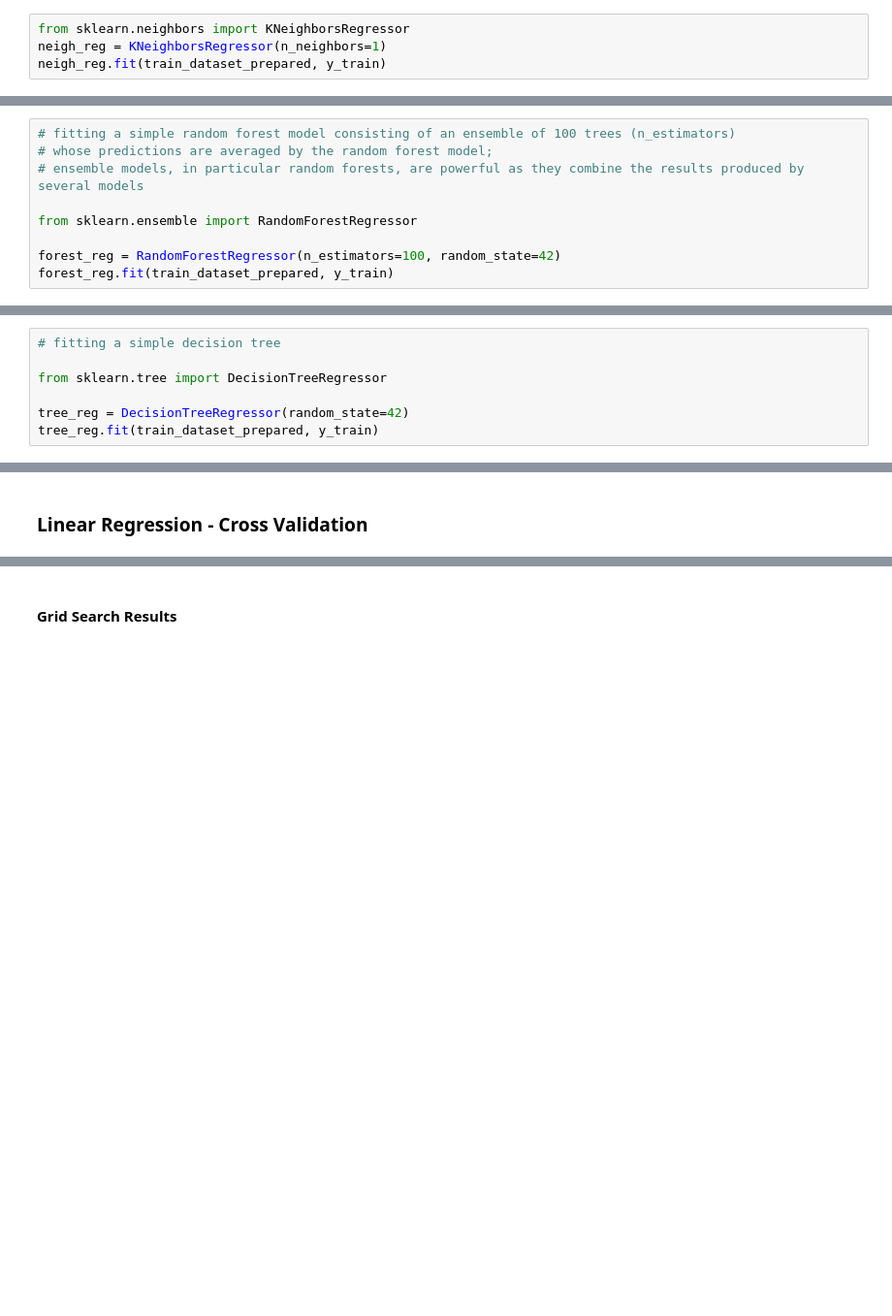
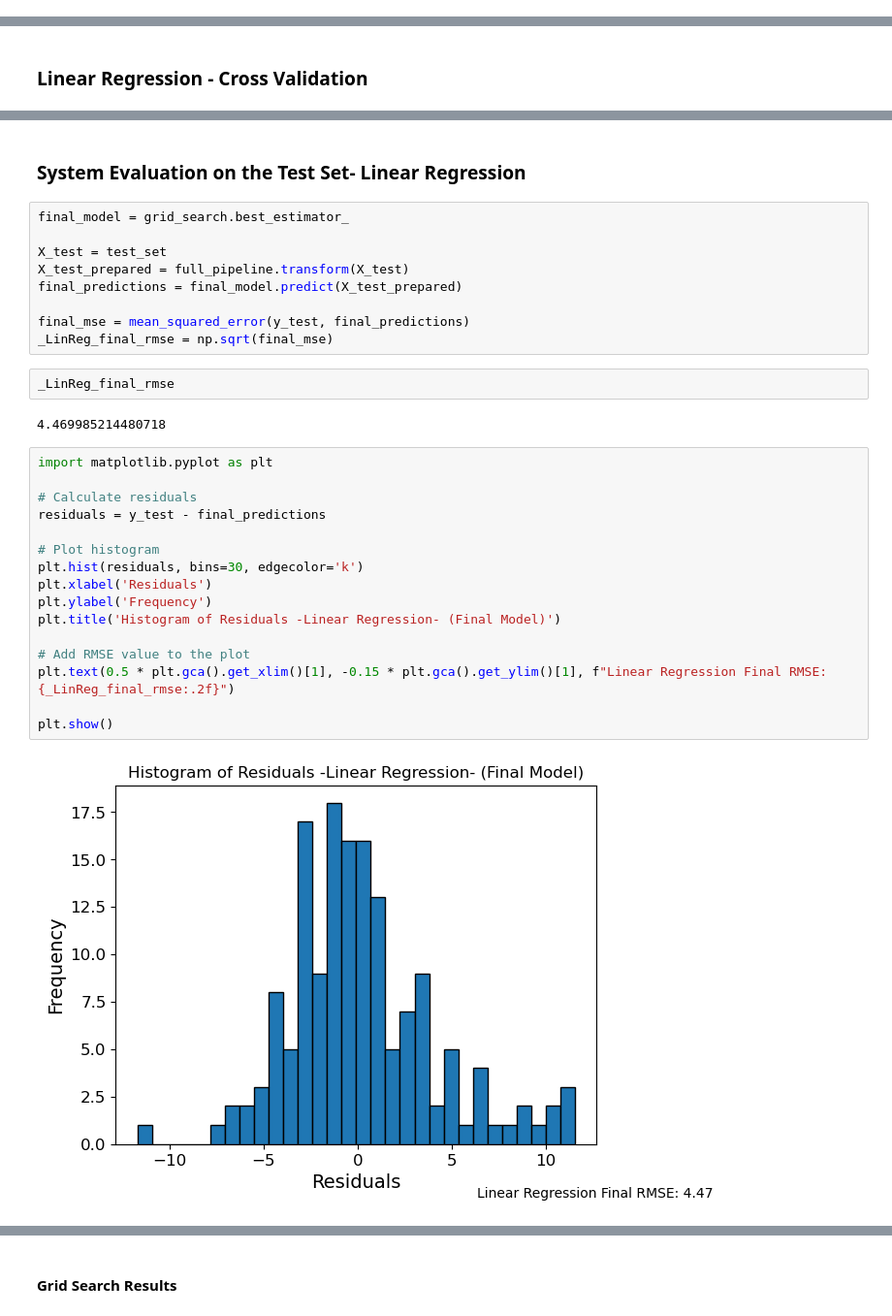
Before and after one commit to carlos-alves-one/ML-Coursework, a Jupyter notebook: new_ML_Coursework.ipynb, the cells around one changed output, grey strips where cells are left out. Shown at 97% size. Cells and saved outputs as stored; diff of their text form; blank space fills up the shorter version.

```diff
--- a/new_ML_Coursework.ipynb
+++ b/new_ML_Coursework.ipynb
@@ -582,4 +494,0 @@ lin_mae
-# %%
-from sklearn.neighbors import KNeighborsRegressor
-neigh_reg = KNeighborsRegressor(n_neighbors=1)
-neigh_reg.fit(train_dataset_prepared, y_train)
@@ -597,9 +494,0 @@ neigh_rmse
-# %%
-# fitting a simple random forest model consisting of an ensemble of 100 trees (n_estimators)
-# whose predictions are averaged by the random forest model;
-# ensemble models, in particular random forests, are powerful as they combine the results produced by several models
-
-from sklearn.ensemble import RandomForestRegressor
-
-forest_reg = RandomForestRegressor(n_estimators=100, random_state=42)
-forest_reg.fit(train_dataset_prepared, y_train)
@@ -610,7 +494,0 @@ RandomForestRegressor(random_state=42)
-# %%
-# fitting a simple decision tree
-
-from sklearn.tree import DecisionTreeRegressor
-
-tree_reg = DecisionTreeRegressor(random_state=42)
-tree_reg.fit(train_dataset_prepared, y_train)
@@ -702,0 +596,33 @@ GridSearchCV(cv=5, estimator=RandomForestRegressor(random_state=42), n_jobs=-1,
+# %% [markdown]
+### System Evaluation on the Test Set- Linear Regression
+# %%
+final_model = grid_search.best_estimator_
+
+X_test = test_set
+X_test_prepared = full_pipeline.transform(X_test)
+final_predictions = final_model.predict(X_test_prepared)
+
+final_mse = mean_squared_error(y_test, final_predictions)
+_LinReg_final_rmse = np.sqrt(final_mse)
+# %%
+_LinReg_final_rmse
+# %% [output]
+4.469985214480718
+# %%
+import matplotlib.pyplot as plt
+
+# Calculate residuals
+residuals = y_test - final_predictions
+
+# Plot histogram
+plt.hist(residuals, bins=30, edgecolor='k')
+plt.xlabel('Residuals')
+plt.ylabel('Frequency')
+plt.title('Histogram of Residuals -Linear Regression- (Final Model)')
+
+# Add RMSE value to the plot
+plt.text(0.5 * plt.gca().get_xlim()[1], -0.15 * plt.gca().get_ylim()[1], f"Linear Regression Final RMSE: {_LinReg_final_rmse:.2f}")
+
+plt.show()
+# %% [output]
+[figure, added]
```
Also changed, not shown: parts of 169 cells of this notebook.
